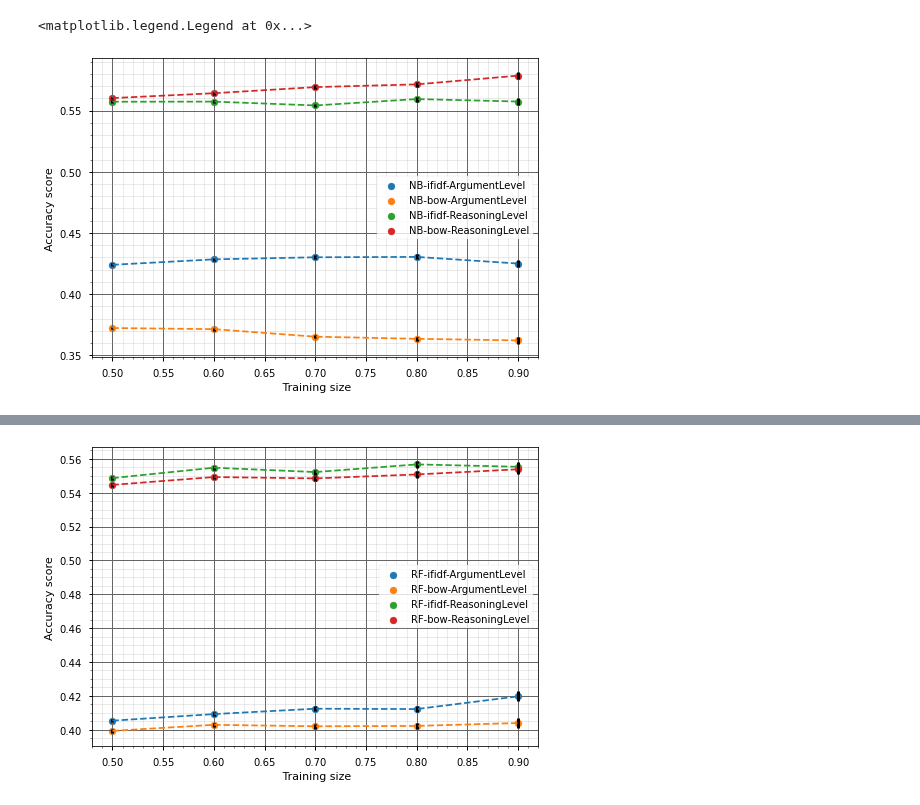
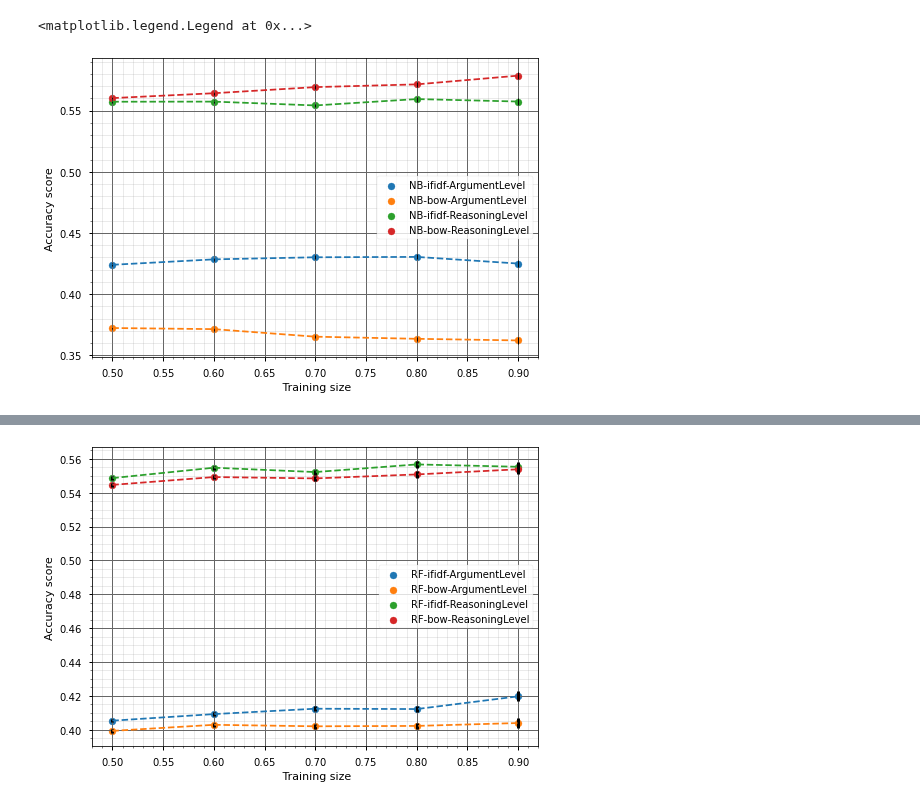
Before and after one commit to jiayang-zhang/nlp-physicseducation, a Jupyter notebook: MLgraphs.ipynb, the cells around one changed output, grey strips where cells are left out. Cells and saved outputs as stored; diff of their text form; code cells hidden in the pictures.

```diff
--- a/MLgraphs.ipynb
+++ b/MLgraphs.ipynb
@@ -7,25 +7,26 @@ from tools import utils, ml_tools, formats
 import numpy as np
 # %%
 # ---- NB --------
-nb_unpickled_df = utils.load_pickle_file_to_df('NB_trainingsize_plot_2500epochs_y1c1c2_sem')
+dir_name_e = r'C:\Users\EfiaA\OneDrive - Imperial College London\Imperial academic work\University life\Y4\MSci project\Project_Coding\nlp-physicseducation\Pickledfiles'
+nb_unpickled_df = utils.load_pickle_file_to_df('NB_trainingsize_plot_2500epochs_y1c1c2_sem', dir_name_e)
 arr1 = nb_unpickled_df['accuracy'][0]
 train_sizes = [0.5,0.6,0.7,0.8,0.9]
 # %%
 for i in range(4):
     # all of the arrays will be of size 4 for training size graphs anyway
     plt.scatter(train_sizes,nb_unpickled_df['accuracy'][i], label = '{}-{}-{}'.format('NB',nb_unpickled_df['feature extraction'][i],nb_unpickled_df['Label'][i]))
     plt.plot(train_sizes,nb_unpickled_df['accuracy'][i], '--')
     plt.errorbar(train_sizes, nb_unpickled_df['accuracy'][i], yerr = nb_unpickled_df['sem'][i], fmt = 'o',
-                markersize=1, elinewidth=3, color= 'black')
+                markersize=1, elinewidth=   1, color= 'black')
 plt.grid(b=True, which='major', color='#666666', linestyle='-')
 plt.minorticks_on()
 plt.grid(b=True, which='minor', color='#999999', linestyle='-', alpha=0.2)
 plt.xlabel(' Training size')
 plt.ylabel('Accuracy score')
 plt.legend()
 # %% [output]
 <matplotlib.legend.Legend at 0x...>
-[figure, old version]
+[figure, new version]
 # %%
 def ml_results_graph(train_size, df, mlmodel):
     for i in range(4):
```
Also changed, not shown: parts of 3 cells of this notebook.
